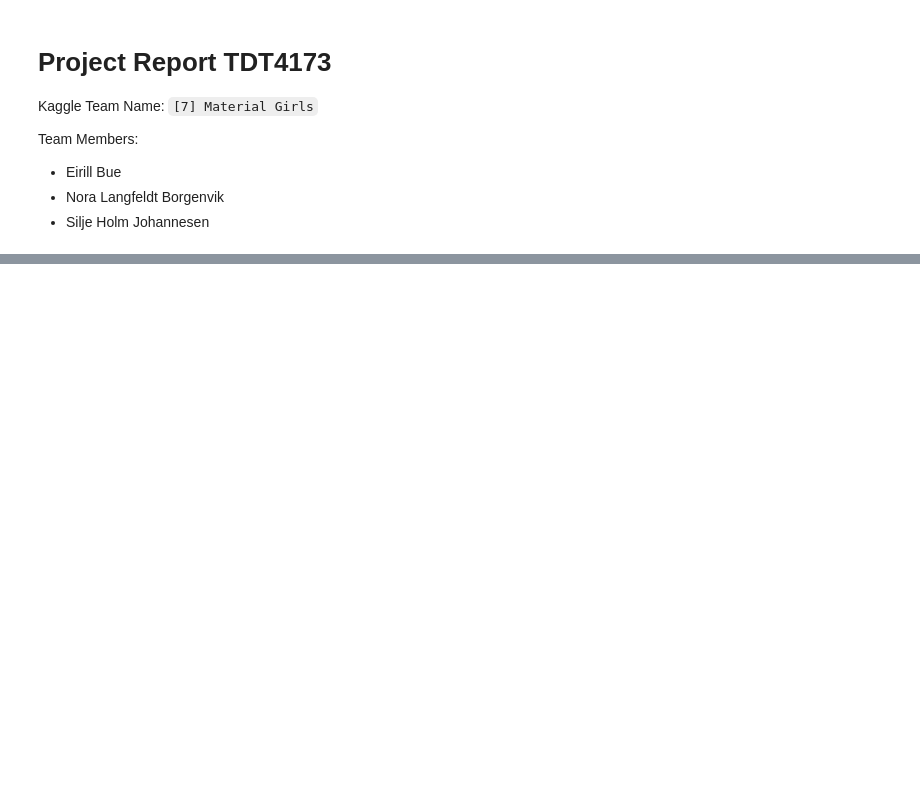
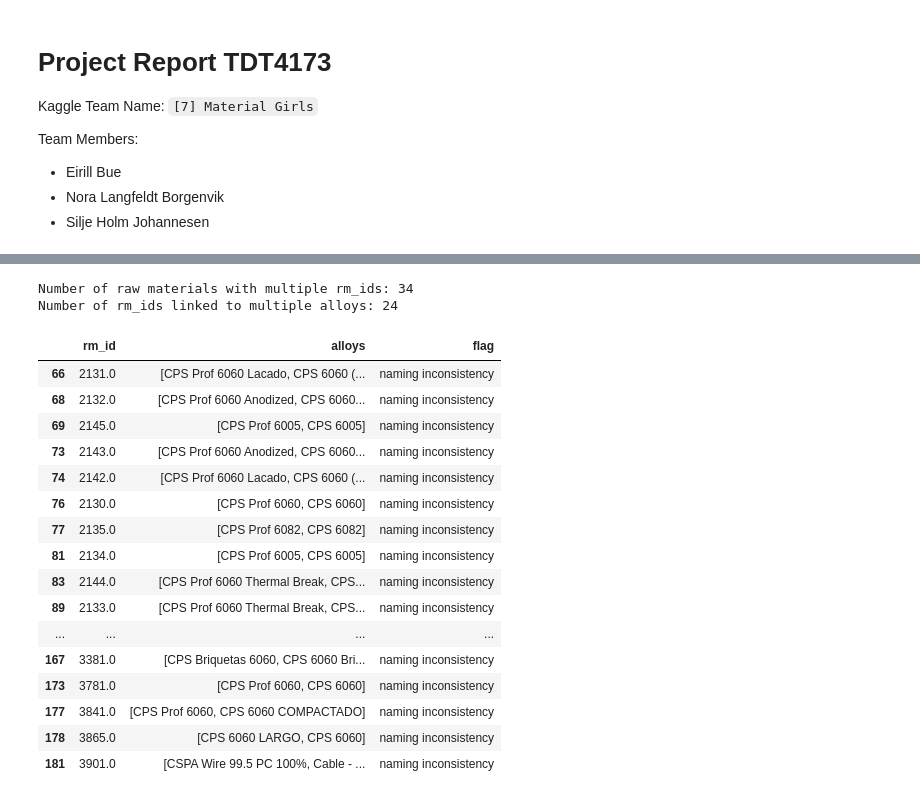
Before and after one commit to siljehj/ML_project, a Jupyter notebook: Report.ipynb, the cells around one changed output, grey strips where cells are left out. Cells and saved outputs as stored; diff of their text form; code cells hidden in the pictures; blank space fills up the shorter version.

```diff
--- a/Report.ipynb
+++ b/Report.ipynb
@@ -32,0 +414,78 @@ purchase_orders["modified_date_time"] = pd.to_datetime(purchase_orders["modified
+# %%
+import pandas as pd
+
+# Merge receivals with material info to connect rm_id and raw_material_alloy
+merged_materials = receivals.merge(
+    materials[['rm_id', 'product_id', 'raw_material_alloy']],
+    on=['rm_id', 'product_id'],
+    how='left'
+)
+
+# 1. Number of raw materials with multiple rm_ids
+multiple_ids_per_alloy = (
+    merged_materials.groupby('raw_material_alloy')['rm_id']
+    .nunique()
+    .loc[lambda x: x > 1]
+)
+num_raw_materials_multiple_rmids = multiple_ids_per_alloy.shape[0]
+print("Number of raw materials with multiple rm_ids:", num_raw_materials_multiple_rmids)
+
+# 2. Number of rm_ids linked to multiple raw material names
+multiple_alloys_per_rm = (
+    merged_materials.groupby('rm_id')['raw_material_alloy']
+    .nunique()
+    .loc[lambda x: x > 1]
+)
+num_rmids_multiple_alloys = multiple_alloys_per_rm.shape[0]
+print("Number of rm_ids linked to multiple alloys:", num_rmids_multiple_alloys)
+
+# 3. Prepare summary table for all rm_id → alloys (flag only if multiple alloys)
+summary = []
+for rm_id in merged_materials['rm_id'].unique():
+    subset = merged_materials[merged_materials['rm_id'] == rm_id]
+    alloys = subset['raw_material_alloy'].unique()
+
+    # Flag only if more than one alloy
+    if len(alloys) > 1:
+        # Check if all alloys have identical arrival dates
+        timeline = subset.groupby('raw_material_alloy')['date_arrival'].agg(['min', 'max'])
+        same_dates = timeline.nunique().eq(1).all()
+        if same_dates:
+            flag = 'naming inconsistency'
+        else:
+            flag = 'possible real change'
+    else:
+        flag = None
+
+    summary.append({
+        'rm_id': rm_id,
+        'alloys': list(alloys),
+        'flag': flag,
+    })
+
+summary_df = pd.DataFrame(summary)
+
+# Only display rm_ids linked to multiple alloys with a flag
+multi_alloy_summary = summary_df[summary_df['flag'].notna()]
+
+display(multi_alloy_summary)
+# %% [output]
+Number of raw materials with multiple rm_ids: 34
+Number of rm_ids linked to multiple alloys: 24
+|  | rm_id | alloys | flag |
+| 66 | 2131.0 | [CPS Prof 6060 Lacado, CPS 6060 (... | naming inconsistency |
+| 68 | 2132.0 | [CPS Prof 6060 Anodized, CPS 6060... | naming inconsistency |
+| 69 | 2145.0 | [CPS Prof 6005, CPS 6005] | naming inconsistency |
+| 73 | 2143.0 | [CPS Prof 6060 Anodized, CPS 6060... | naming inconsistency |
+| 74 | 2142.0 | [CPS Prof 6060 Lacado, CPS 6060 (... | naming inconsistency |
+| 76 | 2130.0 | [CPS Prof 6060, CPS 6060] | naming inconsistency |
+| 77 | 2135.0 | [CPS Prof 6082, CPS 6082] | naming inconsistency |
+| 81 | 2134.0 | [CPS Prof 6005, CPS 6005] | naming inconsistency |
+| 83 | 2144.0 | [CPS Prof 6060 Thermal Break, CPS... | naming inconsistency |
+| 89 | 2133.0 | [CPS Prof 6060 Thermal Break, CPS... | naming inconsistency |
+| ... | ... | ... | ... |
+| 167 | 3381.0 | [CPS Briquetas 6060, CPS 6060 Bri... | naming inconsistency |
+| 173 | 3781.0 | [CPS Prof 6060, CPS 6060] | naming inconsistency |
+| 177 | 3841.0 | [CPS Prof 6060, CPS 6060 COMPACTADO] | naming inconsistency |
+| 178 | 3865.0 | [CPS 6060 LARGO, CPS 6060] | naming inconsistency |
+| 181 | 3901.0 | [CSPA Wire 99.5 PC 100%, Cable - ... | naming inconsistency |
```
Also changed, not shown: parts of 31 cells of this notebook, 1 other file.
